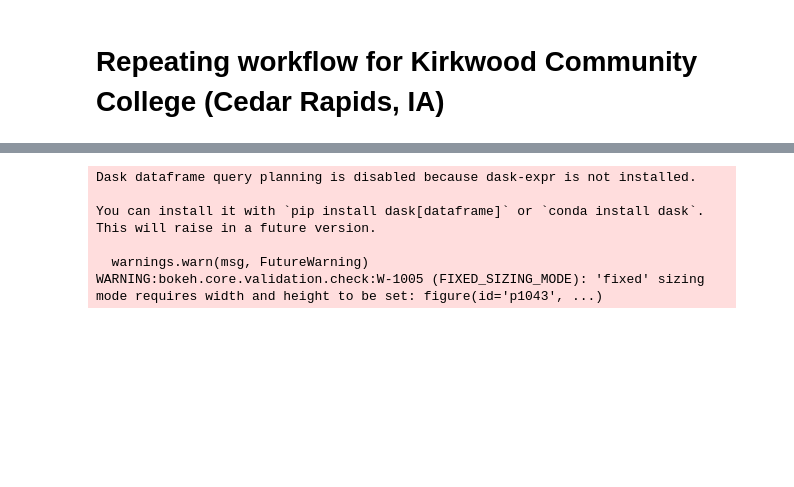
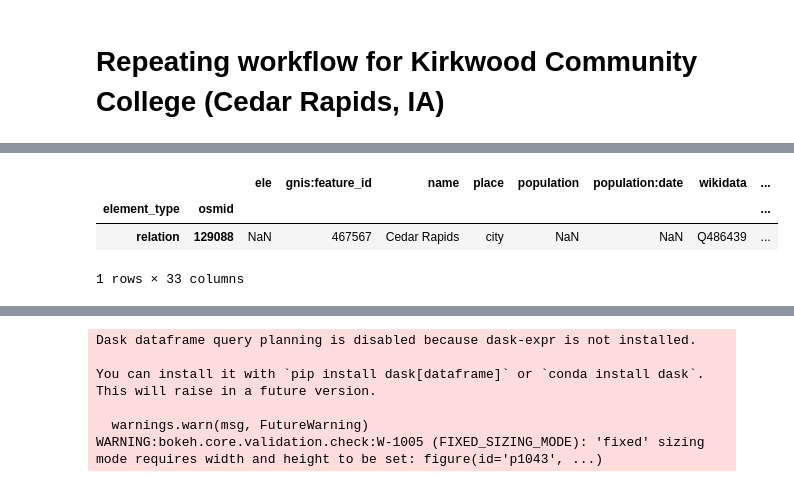
Before and after one commit to nquarder/first-map-template, a Jupyter notebook: first-map.ipynb, the cells around one changed output, grey strips where cells are left out. Drawn from its saved outputs; the diff is of its cells as text; code cells hidden in the pictures; blank space fills up the shorter version.

```diff
--- a/first-map.ipynb
+++ b/first-map.ipynb
@@ -112,3 +133,16 @@ WARNING:bokeh.core.validation.check:W-1005 (FIXED_SIZING_MODE): 'fixed' sizing m
+# %%
+# Select out just the CR entries from this data
+cr = cr_gdf[cr_gdf['name']=='Cedar Rapids']
+cr
+
+# Select out just the CR polygon
+cr_poly = cr[cr['type']=='boundary']
+cr_poly
+# %% [output]
+|  |  | ele | gnis:feature_id | name | place | population | population:date | wikidata | ... |
+| element_type | osmid |  |  |  |  |  |  |  | ... |
+| relation | 129088 | NaN | 467567 | Cedar Rapids | city | NaN | NaN | Q486439 | ... |
+1 rows × 33 columns
 # %%
 # Search for United Tribes Technical College
 kirkwood_cc_gdf = osm.features_from_address(
```
Also changed, not shown: parts of 6 cells of this notebook, 4 other files.
